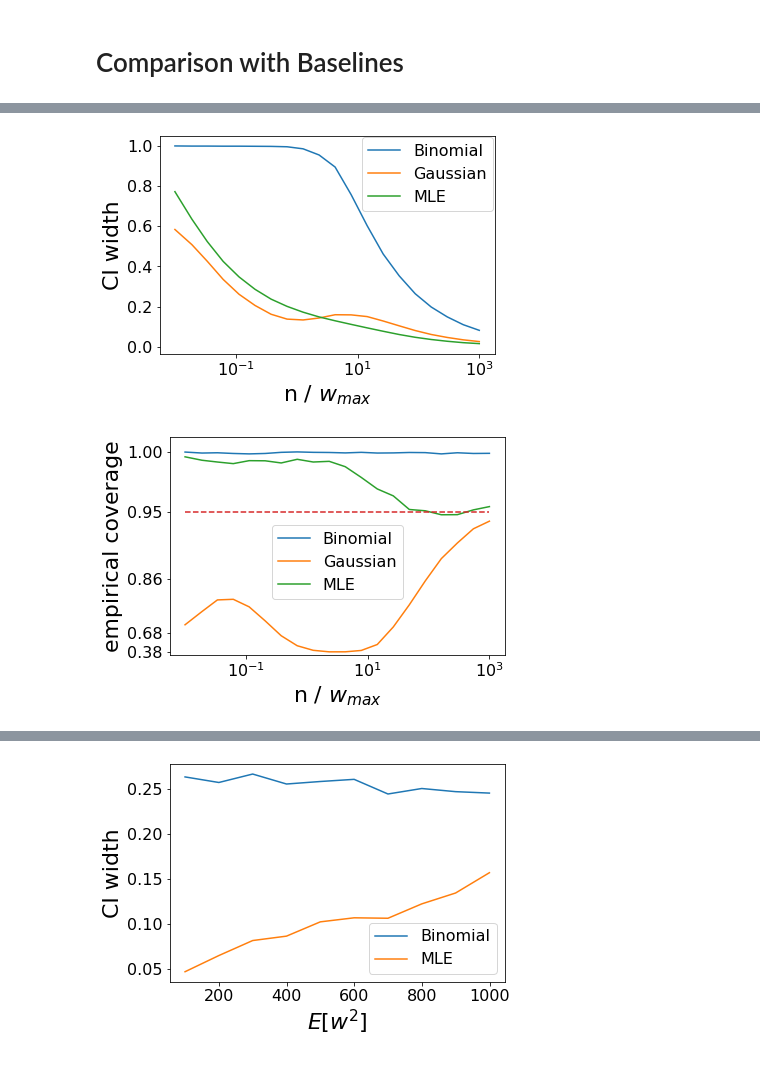
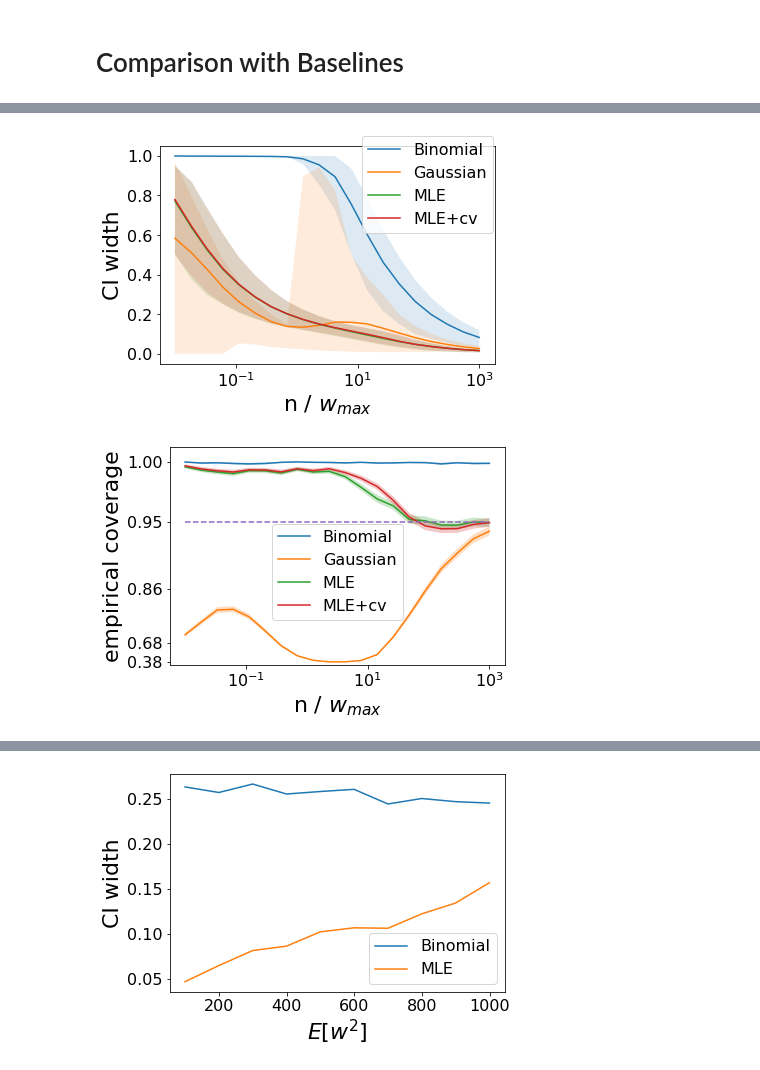
Before and after one commit to pmineiro/elfcb, a Jupyter notebook: ciWithControlVariates.ipynb, the cells around one changed output, grey strips where cells are left out. Drawn from its saved outputs; the diff is of its cells as text; code cells hidden in the pictures.

```diff
--- a/ciWithControlVariates.ipynb
+++ b/ciWithControlVariates.ipynb
@@ -663,54 +612,72 @@ class FlassPlot:
         plt.legend()
 
     @staticmethod
     def axeslabel(xlabel, ylabel):
         import matplotlib.pyplot as plt
         plt.xlabel(xlabel)
         plt.ylabel(ylabel)
 
     @staticmethod
     def title(title):
         import matplotlib.pyplot as plt
         plt.title(title)
 
     @staticmethod
     def legend(**kwargs):
         import matplotlib.pyplot as plt
         plt.legend(**kwargs)
 
     @staticmethod
     def savefig(filename):
         import matplotlib.pyplot as plt
         plt.savefig(filename, bbox_inches='tight')
 
+    @staticmethod
+    def plt():
+        import matplotlib.pyplot as plt
+        return plt
+
 import pickle
 del allres
-allres = pickle.load(open( "epsilongreedy_ci_allres.p", "rb" ) )
+allres = pickle.load(open( "epsilongreedy_ciwithcv_allres.p", "rb" ) )
 
-renameit = { "Binomial CI": "Binomial", "Asymptotic Gaussian": "Gaussian", "MLE CI": "MLE" }
+renameit = { "Binomial CI": "Binomial", "Asymptotic Gaussian": "Gaussian", "MLE CI": "MLE", "MLE CI CV": "MLE+cv" }
 FlassPlot.forpaper()
-for name, res in allres:
-    FlassPlot.pic([ x[0] / wmax for x in res ], [ x[1]['width'] for x in res ], label=renameit[name])
+for name, res in reversed(allres):
+    x = [ x[0] for x in res ]
+    y = [ x[1]['width'] for x in res ]
+    ylo = [ x[1]['widthlo'] for x in res ]
+    yhi = [ x[1]['widthhi'] for x in res ]
+    #ylo = [ x[1]['width'] - 1.96 * x[1]['widthstd'] for x in res ]
+    #yhi = [ x[1]['width'] + 1.96 * x[1]['widthstd'] for x in res ]
+    FlassPlot.plt().semilogx(x, y, label=renameit.get(name, name))
+    FlassPlot.plt().fill_between(x, ylo, yhi, alpha=0.15)
+
 FlassPlot.legend(loc="center", bbox_to_anchor=[0.8,0.825])
 FlassPlot.axeslabel('n / $w_{max}$', 'CI width')
 # %% [output]
-[figure, old version]
+[figure, new version]
 # %%
 %matplotlib inline
 
 import pickle
 del allres
-allres = pickle.load(open( "epsilongreedy_ci_allres.p", "rb" ) )
+allres = pickle.load(open( "epsilongreedy_ciwithcv_allres.p", "rb" ) )
 
-renameit = { "Binomial CI": "Binomial", "Asymptotic Gaussian": "Gaussian", "MLE CI": "MLE" }
+renameit = { "Binomial CI": "Binomial", "Asymptotic Gaussian": "Gaussian", "MLE CI": "MLE", "MLE CI CV": "MLE+cv" }
 FlassPlot.forpaper()
-for name, res in allres:
-    FlassPlot.exppic([ x[0] / wmax for x in res ], [ x[1]['coverage'] for x in res ], label=renameit[name], expscale=7.0)
-FlassPlot.exppic([ x[0] / wmax for x in res ], [ 0.95 for x in res ], label='_nolegend_', expscale=7.0, ls='dashed')
+for name, res in reversed(allres):
+    x = [ x[0] for x in res ]
+    y = [ x[1]['cov'] for x in res ]
+    ylo = [ x[1]['cov'] - 1.96 * x[1]['covstd'] for x in res ]
+    yhi = [ x[1]['cov'] + 1.96 * x[1]['covstd'] for x in res ]
+    FlassPlot.exppic(x, y, label=renameit[name], expscale=7.0)
+    FlassPlot.plt().fill_between(x, ylo, yhi, alpha=0.25)
+FlassPlot.exppic([ x[0] for x in res ], [ 0.95 for x in res ], label='_nolegend_', expscale=7.0, ls='dashed')
 FlassPlot.legend(loc="center", bbox_to_anchor=[0.5,0.425])
 FlassPlot.axeslabel('n / $w_{max}$', 'empirical coverage')
 # %% [output]
-[figure, old version]
+[figure, new version]
 # %%
 from importlib import reload
 import environments.ControlledRangeVariance
```
Also changed, not shown: parts of 4 cells of this notebook, 1 other file.
